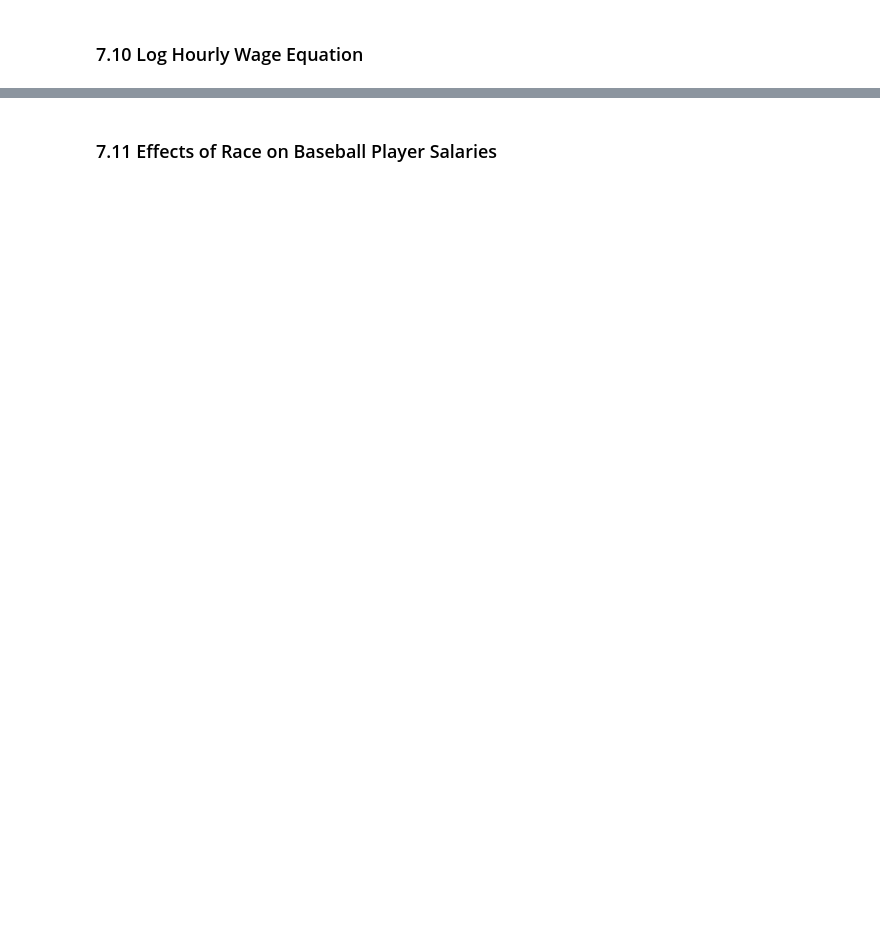
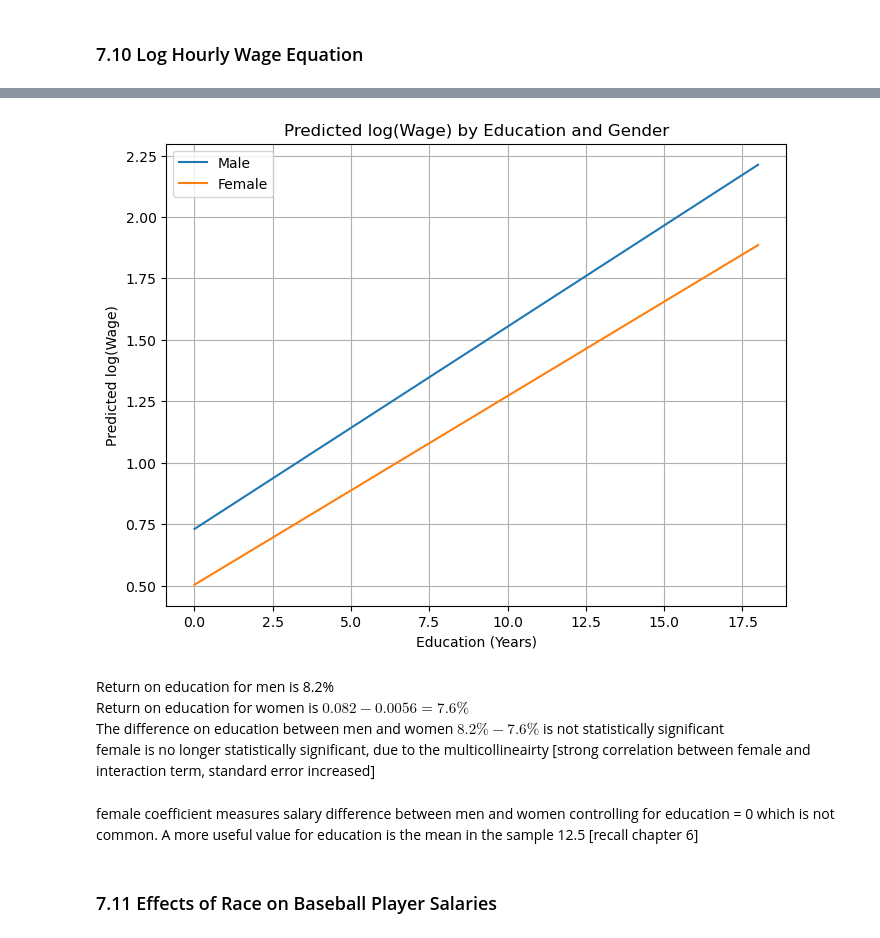
Before and after one commit to 42Ahmed/woolpy, a Jupyter notebook: Chapter 7.ipynb, the cells around one changed output, grey strips where cells are left out. Saved outputs shown, nothing was run; the diff lists cells and outputs as text; code cells hidden in the pictures; blank space fills up the shorter version.

```diff
--- a/Chapter 7.ipynb
+++ b/Chapter 7.ipynb
@@ -385,0 +451,3 @@ Note: Rank of a school depends on other schools, so random sample assumption is
+# %%
+model010 = smf.ols('lwage ~ female*educ  + exper + expersq + tenure + tenursq ', data=wage1).fit()
+report(model010)
@@ -386,2 +465,44 @@ Note: Rank of a school depends on other schools, so random sample assumption is
+# %%
+# Generate prediction data
+educ_range = np.linspace(wage1['educ'].min(), wage1['educ'].max(), 100)
+
+# Create a DataFrame with two groups: male (female=0) and female (female=1)
+pred_data = pd.DataFrame({
+    'educ': np.tile(educ_range, 2),
+    'female': np.repeat([0, 1], len(educ_range)),
+})
+
+# Add mean values for other covariates
+for var in ['exper', 'expersq', 'tenure', 'tenursq']:
+    pred_data[var] = wage1[var].mean()
+
+# Compute interaction term
+pred_data['female:educ'] = pred_data['female'] * pred_data['educ']
+
+# Predict log wages
+pred_data['lwage_pred'] = model010.predict(pred_data)
+
+# Plot
+plt.figure(figsize=(8, 6))
+for gender, label in zip([0, 1], ['Male', 'Female']):
+    subset = pred_data[pred_data['female'] == gender]
+    plt.plot(subset['educ'], subset['lwage_pred'], label=label)
+
+plt.xlabel('Education (Years)')
+plt.ylabel('Predicted log(Wage)')
+plt.title('Predicted log(Wage) by Education and Gender')
+plt.legend()
+plt.grid(True)
+plt.show()
+# %% [output]
+[figure, added]
+# %% [markdown]
+Return on education for men is 8.2%
+Return on education for women is $0.082 - 0.0056 = 7.6\%$
+The difference on education between men and women $8.2\% - 7.6\% $ is not statistically significant
+female is no longer statistically significant, due to the multicollineairty [strong correlation between female and interaction term, standard error increased]
+# %% [markdown]
+female coefficient measures salary difference between men and women controlling for education = 0 which is not common.
+A more useful value for education is the mean in the sample 12.5 [recall chapter 6]
 # %% [markdown]
 ### 7.11 Effects of Race on Baseball Player Salaries
```
Also changed, not shown: parts of 12 cells of this notebook.
